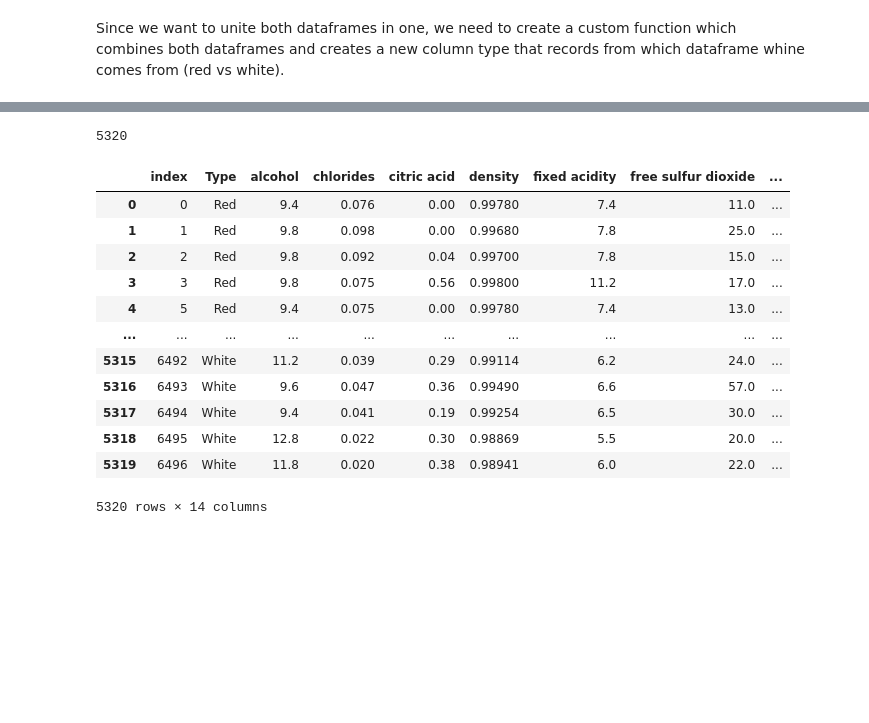
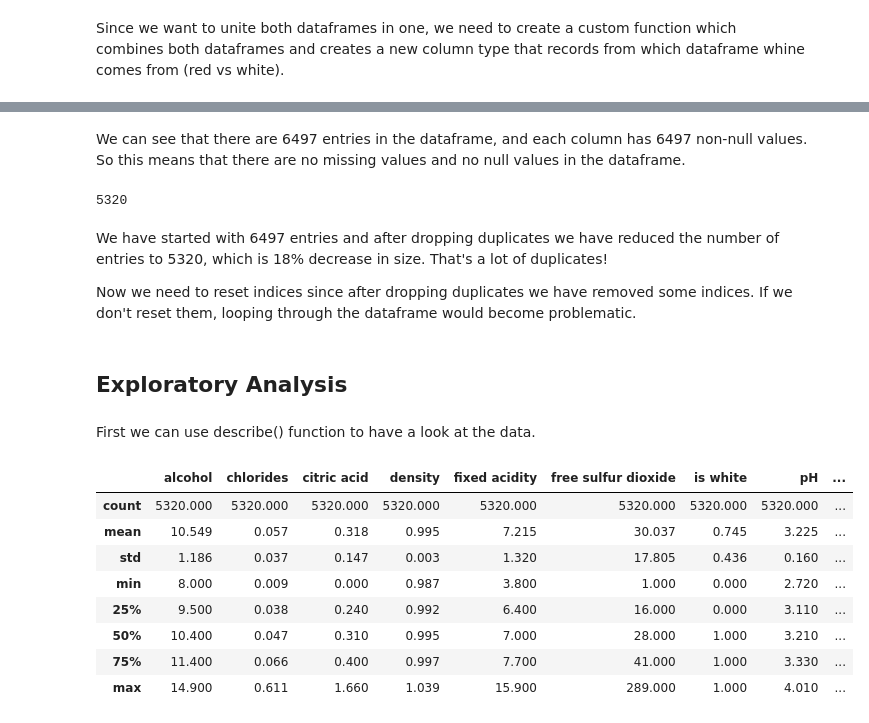
Before and after one commit to arturvilenskiy/data_science_portfolio, a Jupyter notebook: wine_quality.ipynb, the cells around one changed output, grey strips where cells are left out. Drawn from its saved outputs; the diff is of its cells as text; code cells hidden in the pictures; blank space fills up the shorter version.

```diff
--- a/wine_quality.ipynb
+++ b/wine_quality.ipynb
@@ -93,19 +99,11 @@ memory usage: 660.0+ KB
+# %% [markdown]
+We can see that there are 6497 entries in the dataframe, and each column has 6497 non-null values. So this means that there are no missing values and no null values in the dataframe.
 # %%
 df_wine = df_wine.drop_duplicates()
 print(len(df_wine))
-df_wine.reset_index()
 # %% [output]
 5320
-|  | index | Type | alcohol | chlorides | citric acid | density | fixed acidity | free sulfur dioxide | ... |
-| 0 | 0 | Red | 9.4 | 0.076 | 0.00 | 0.99780 | 7.4 | 11.0 | ... |
-| 1 | 1 | Red | 9.8 | 0.098 | 0.00 | 0.99680 | 7.8 | 25.0 | ... |
-| 2 | 2 | Red | 9.8 | 0.092 | 0.04 | 0.99700 | 7.8 | 15.0 | ... |
-| 3 | 3 | Red | 9.8 | 0.075 | 0.56 | 0.99800 | 11.2 | 17.0 | ... |
-| 4 | 5 | Red | 9.4 | 0.075 | 0.00 | 0.99780 | 7.4 | 13.0 | ... |
-| ... | ... | ... | ... | ... | ... | ... | ... | ... | ... |
-| 5315 | 6492 | White | 11.2 | 0.039 | 0.29 | 0.99114 | 6.2 | 24.0 | ... |
-| 5316 | 6493 | White | 9.6 | 0.047 | 0.36 | 0.99490 | 6.6 | 57.0 | ... |
-| 5317 | 6494 | White | 9.4 | 0.041 | 0.19 | 0.99254 | 6.5 | 30.0 | ... |
-| 5318 | 6495 | White | 12.8 | 0.022 | 0.30 | 0.98869 | 5.5 | 20.0 | ... |
-| 5319 | 6496 | White | 11.8 | 0.020 | 0.38 | 0.98941 | 6.0 | 22.0 | ... |
-5320 rows × 14 columns
+# %% [markdown]
+We have started with 6497 entries and after dropping duplicates we have reduced the number of entries to 5320, which is 18% decrease in size. That's a lot of duplicates!
+
+Now we need to reset indices since after dropping duplicates we have removed some indices. If we don't reset them, looping through the dataframe would become problematic.
@@ -111,0 +112,16 @@ df_wine.reset_index()
+# %% [markdown]
+## Exploratory Analysis
+# %% [markdown]
+First we can use describe() function to have a look at the data.
+# %%
+df_wine.describe()
+# %% [output]
+|  | alcohol | chlorides | citric acid | density | fixed acidity | free sulfur dioxide | is white | pH | ... |
+| count | 5320.000 | 5320.000 | 5320.000 | 5320.000 | 5320.000 | 5320.000 | 5320.000 | 5320.000 | ... |
+| mean | 10.549 | 0.057 | 0.318 | 0.995 | 7.215 | 30.037 | 0.745 | 3.225 | ... |
+| std | 1.186 | 0.037 | 0.147 | 0.003 | 1.320 | 17.805 | 0.436 | 0.160 | ... |
+| min | 8.000 | 0.009 | 0.000 | 0.987 | 3.800 | 1.000 | 0.000 | 2.720 | ... |
+| 25% | 9.500 | 0.038 | 0.240 | 0.992 | 6.400 | 16.000 | 0.000 | 3.110 | ... |
+| 50% | 10.400 | 0.047 | 0.310 | 0.995 | 7.000 | 28.000 | 1.000 | 3.210 | ... |
+| 75% | 11.400 | 0.066 | 0.400 | 0.997 | 7.700 | 41.000 | 1.000 | 3.330 | ... |
+| max | 14.900 | 0.611 | 1.660 | 1.039 | 15.900 | 289.000 | 1.000 | 4.010 | ... |
```
Also changed, not shown: parts of 23 cells of this notebook, 2 other files.
